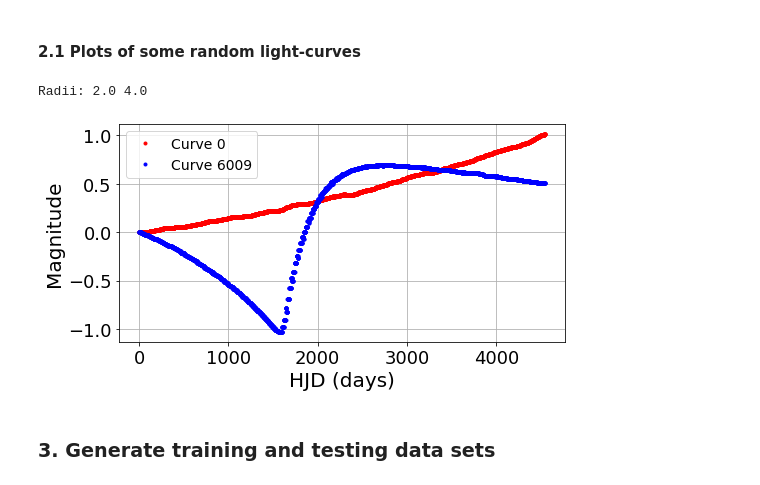
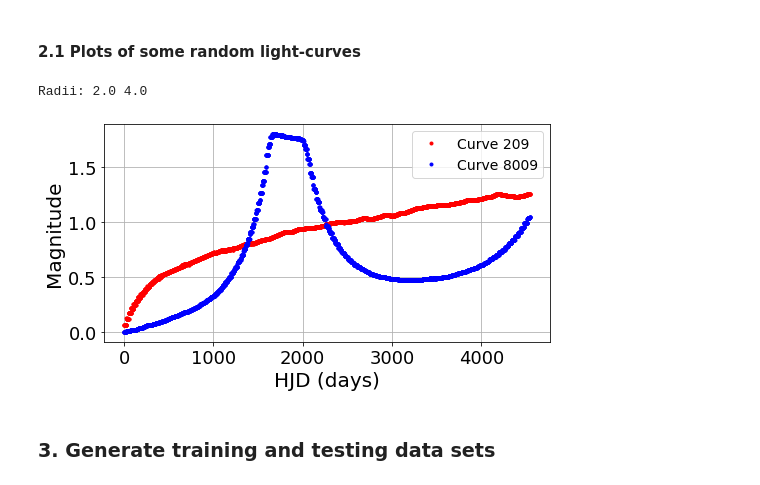
Before and after one commit to SoumyaShreeram/Microlensing_with_NeuralNets, a Jupyter notebook: 04_Testing_NNs_without_Season_Gaps.ipynb, the cells around one changed output. Cells and saved outputs as stored; diff of their text form; code cells hidden in the pictures.

```diff
--- a/04_Testing_NNs_without_Season_Gaps.ipynb
+++ b/04_Testing_NNs_without_Season_Gaps.ipynb
@@ -117,16 +112,16 @@ File saved
 #### 2.1 Plots of some random light-curves
 # %%
 fig, ax = plt.subplots(1, 1, figsize=(8,4))
-n = [0, 6009]
+n = [209, 8009]
 # light cureves without interpolation
 ax.plot(l_curves[n[0], :, 0], 'r.', label='Curve %i'%(n[0]))
 ax.plot(l_curves[n[1], :, 0], 'b.', label='Curve %i'%(n[1]))
 
 dat.setLabels(ax, 'HJD (days)', 'Magnitude', ticks=True, legend=True)
 print('Radii:', out_radii[n[0]], out_radii[n[1]])
 # %% [output]
 Radii: 2.0 4.0
-[figure, old version]
+[figure, new version]
 # %% [markdown]
 ### 3. Generate training and testing data sets
 # %%
```
Also changed, not shown: parts of 18 cells of this notebook.
